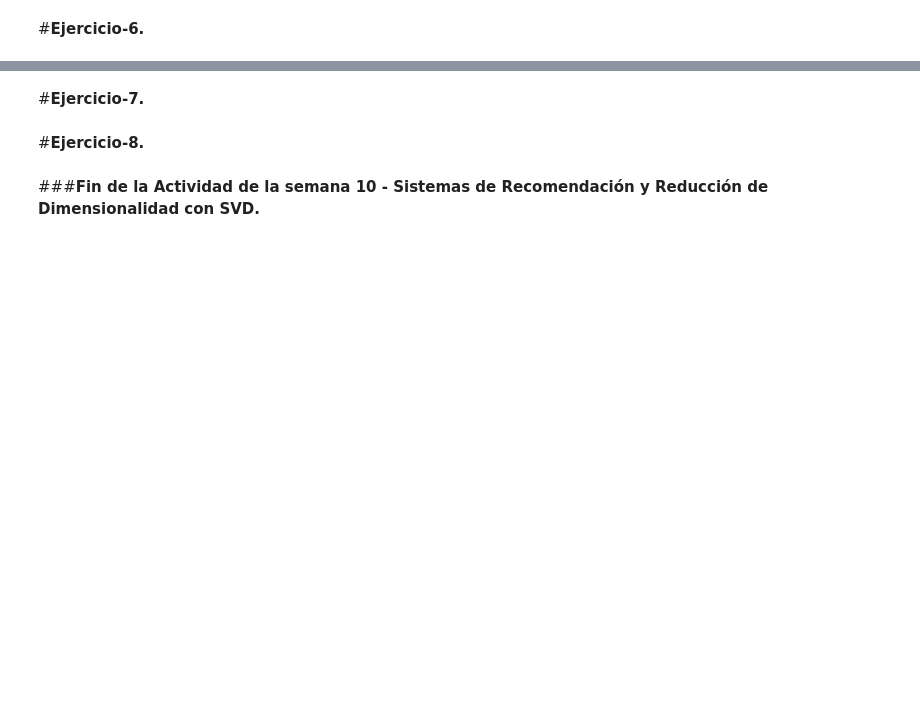
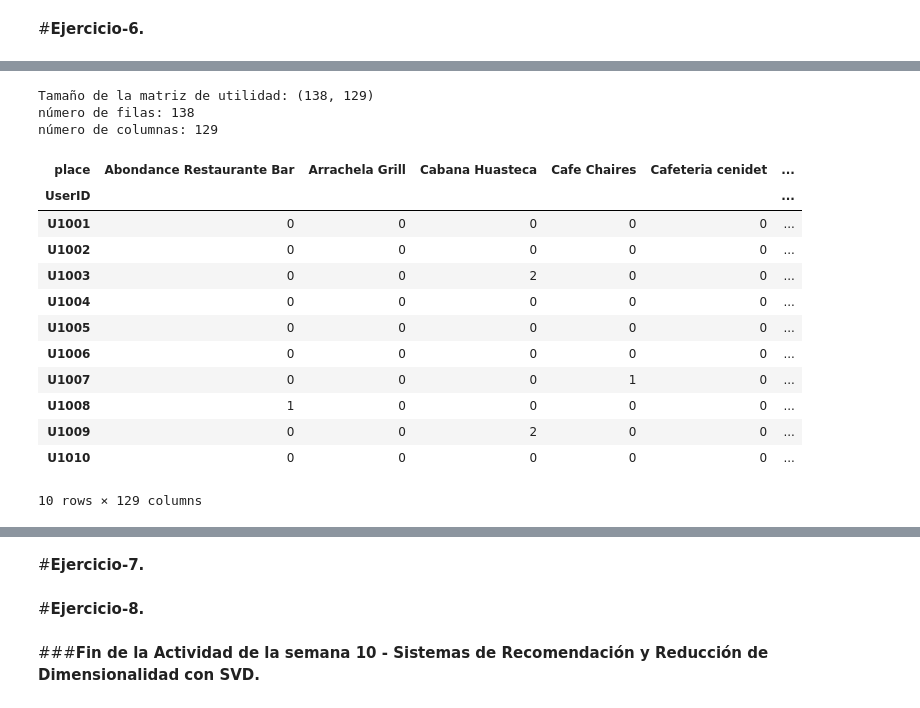
Before and after one commit to LH-1169213/Equipo3, a Jupyter notebook: SVD_Equipo09.ipynb, the cells around one changed output, grey strips where cells are left out. Saved outputs shown, nothing was run; the diff lists cells and outputs as text; code cells hidden in the pictures; blank space fills up the shorter version.

```diff
--- a/SVD_Equipo09.ipynb
+++ b/SVD_Equipo09.ipynb
@@ -340,0 +341,6 @@ None
+# %%
+#Obteniendo datos de valor del archivo rating_final.csv
+UserID = np.array(df_ratingfinal[['userID']]).flatten()
+print(UserID.shape)
+food_rating = np.array(df_ratingfinal[['food_rating']]).flatten()
+print(food_rating.shape)
@@ -340,0 +370,26 @@ None
+# %%
+#Matriz de utilidad
+matriz_food = df_food.pivot_table(values='food_rating', index='UserID', columns='place', fill_value=0)
+print('Tamaño de la matriz de utilidad:', matriz_food.shape)
+print('número de filas:',matriz_food.shape[0])
+print('número de columnas:',matriz_food.shape[1])
+# %% [output]
+Tamaño de la matriz de utilidad: (138, 129)
+número de filas: 138
+número de columnas: 129
+# %%
+matriz_food.head(10)
+# %% [output]
+| place | Abondance Restaurante Bar | Arrachela Grill | Cabana Huasteca | Cafe Chaires | Cafeteria cenidet | ... |
+| UserID |  |  |  |  |  | ... |
+| U1001 | 0 | 0 | 0 | 0 | 0 | ... |
+| U1002 | 0 | 0 | 0 | 0 | 0 | ... |
+| U1003 | 0 | 0 | 2 | 0 | 0 | ... |
+| U1004 | 0 | 0 | 0 | 0 | 0 | ... |
+| U1005 | 0 | 0 | 0 | 0 | 0 | ... |
+| U1006 | 0 | 0 | 0 | 0 | 0 | ... |
+| U1007 | 0 | 0 | 0 | 1 | 0 | ... |
+| U1008 | 1 | 0 | 0 | 0 | 0 | ... |
+| U1009 | 0 | 0 | 2 | 0 | 0 | ... |
+| U1010 | 0 | 0 | 0 | 0 | 0 | ... |
+10 rows × 129 columns
```
Also changed, not shown: parts of 11 cells of this notebook.
